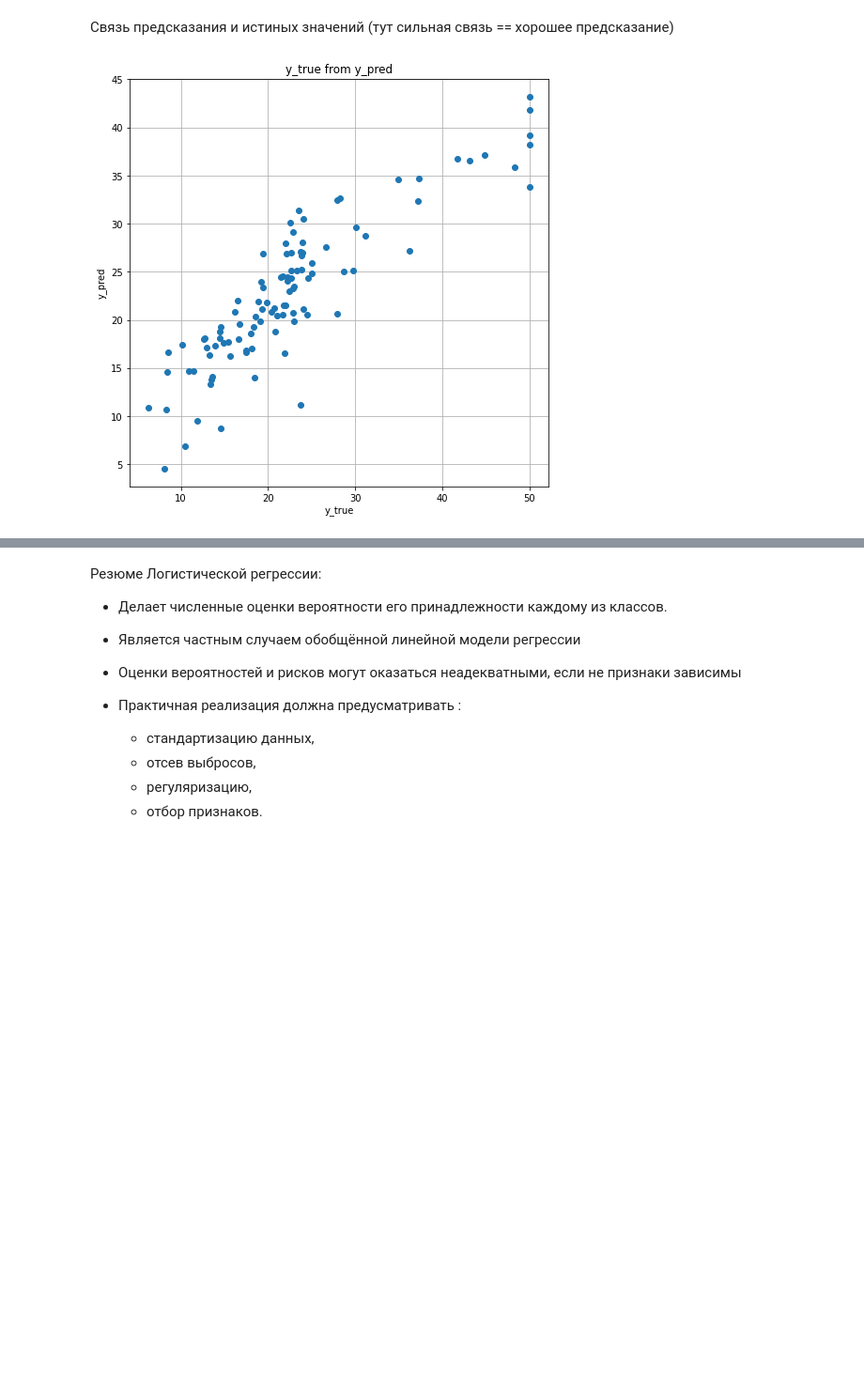
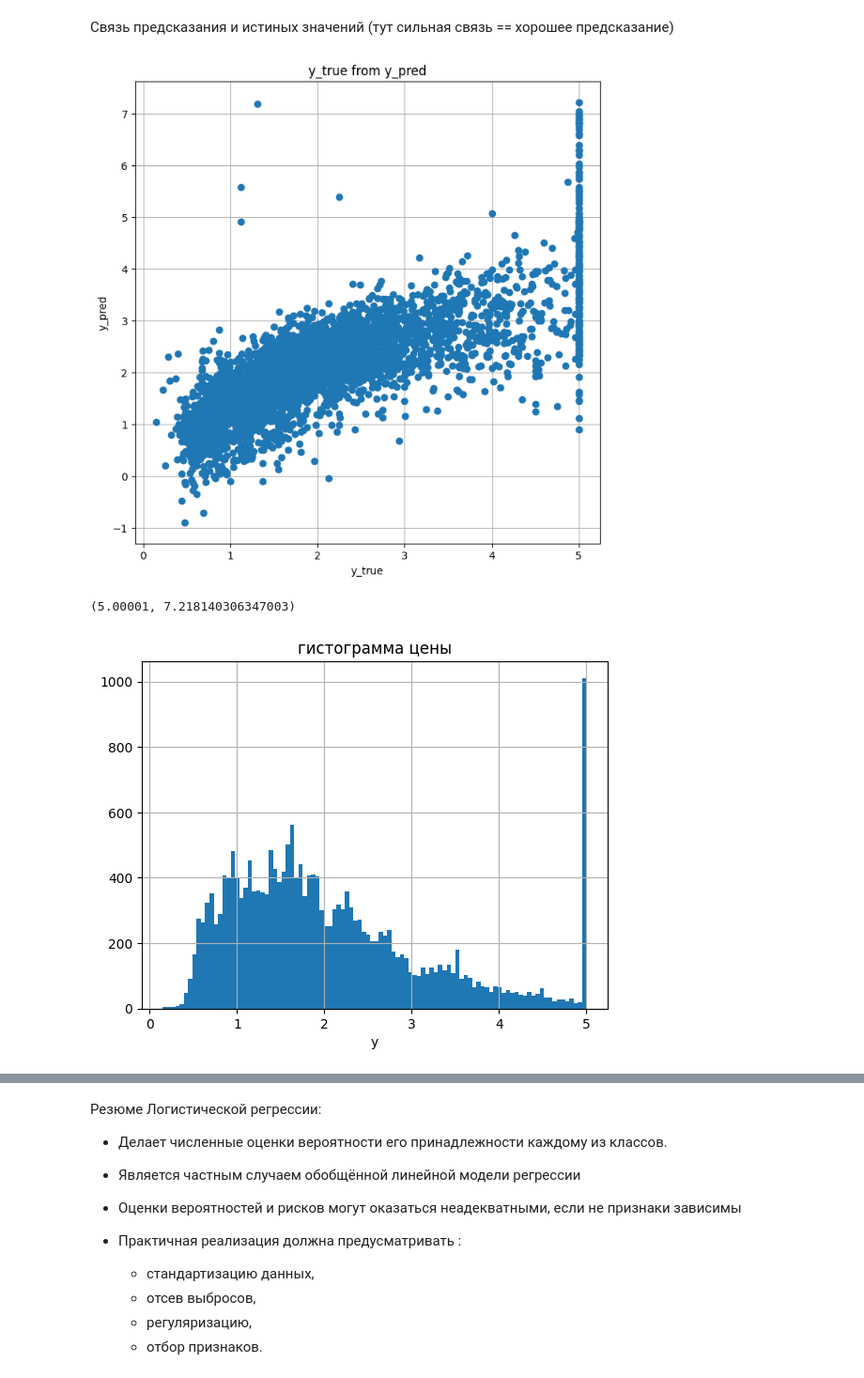
Before and after one commit to mkorlyakova/MSTU-courses, a Jupyter notebook: ML magister/4/ML_lab2.ipynb, the cells around one changed output, grey strips where cells are left out. Shown at 94% size. Drawn from its saved outputs; the diff is of its cells as text; code cells hidden in the pictures; blank space fills up the shorter version.

```diff
--- a/ML magister/4/ML_lab2.ipynb
+++ b/ML magister/4/ML_lab2.ipynb
@@ -615,11 +676,23 @@ plt.show()
 Связь предсказания и истиных значений (тут сильная связь == хорошее предсказание)
 # %%
 plt.figure(figsize = (8,8))
-plt.plot(y_test_tr,y_pred,'o', label = 'predict')
+plt.plot(y_test_tr,y_pred0,'o', label = 'predict')
 plt.title('y_true from y_pred')
 plt.xlabel('y_true')
 plt.ylabel('y_pred')
 plt.grid()
 plt.show()
 # %% [output]
-[figure, old version]
+[figure, new version]
+# %%
+np.max(y), np.max(y_pred0)
+# %% [output]
+(5.00001, 7.218140306347003)
+# %%
+plt.hist(y, bins = 100)
+plt.grid()
+plt.xlabel('y')
+plt.title('гистограмма цены')
+plt.show()
+# %% [output]
+[figure, added]
```
Also changed, not shown: parts of 40 cells of this notebook.
